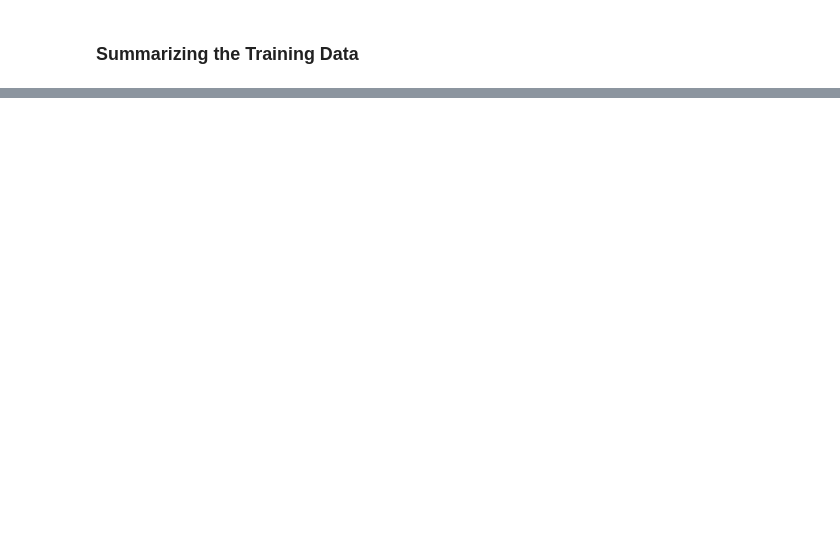
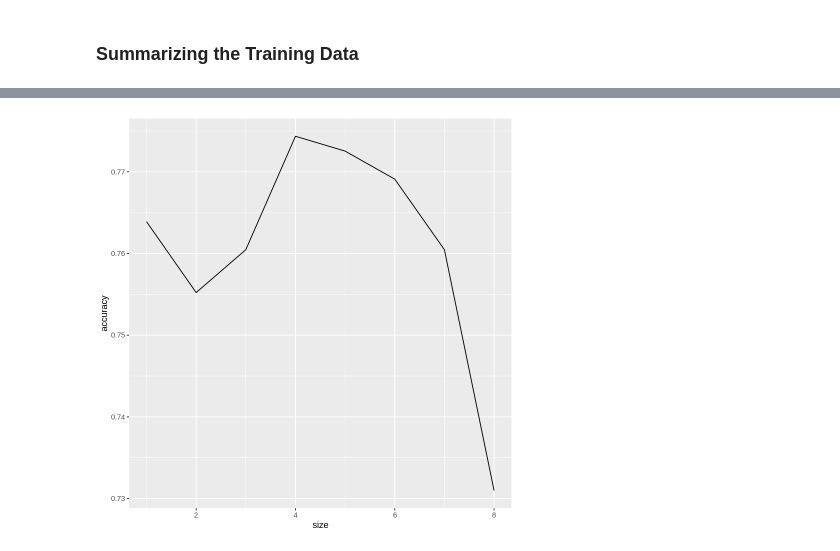
Before and after one commit to ArmanM101/Diabetes-Prediction-Model, a Jupyter notebook: Diabetes Proposal.ipynb, the cells around one changed output, grey strips where cells are left out. Saved outputs shown, nothing was run; the diff lists cells and outputs as text; code cells hidden in the pictures; blank space fills up the shorter version.

```diff
--- a/Diabetes Proposal.ipynb
+++ b/Diabetes Proposal.ipynb
@@ -78,0 +100,5 @@ A tibble: 768 × 9
+# %%
+set.seed(1234)
+diab_split <- initial_split(diabetes_data, prop = 0.75, strata = Outcome)
+diab_train <- training(diab_split)
+diab_test <- testing(diab_split)
@@ -78,0 +306,6 @@ A tibble: 768 × 9
+# %%
+accuracy_plot <- ggplot(accuracies, aes(x = size, y = accuracy)) +
+geom_line()
+accuracy_plot
+# %% [output]
+[figure, added]
```
Also changed, not shown: parts of 22 cells of this notebook.
